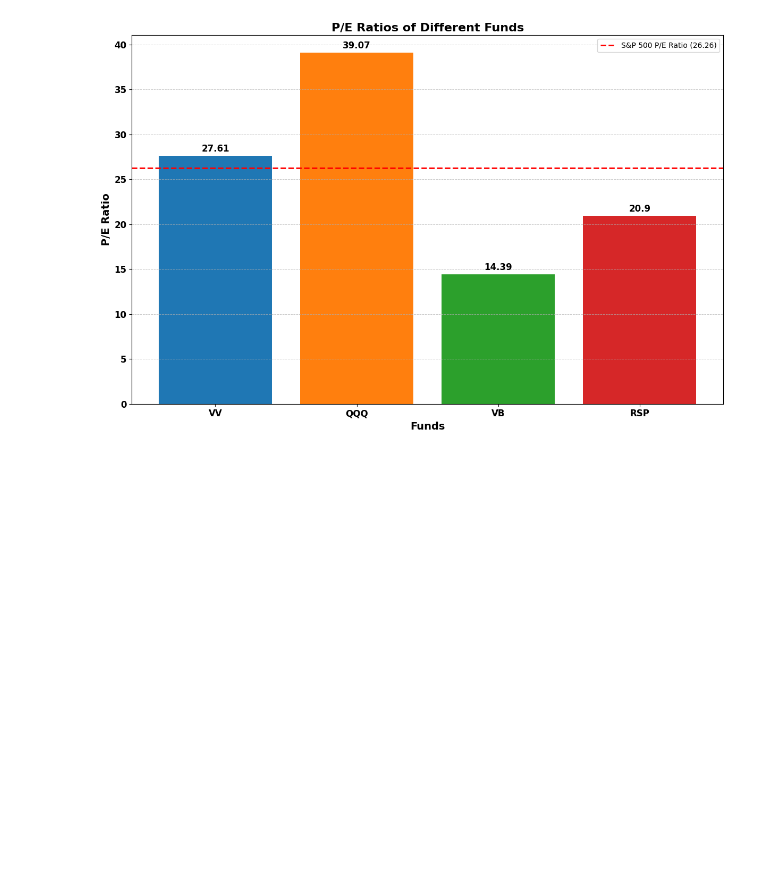
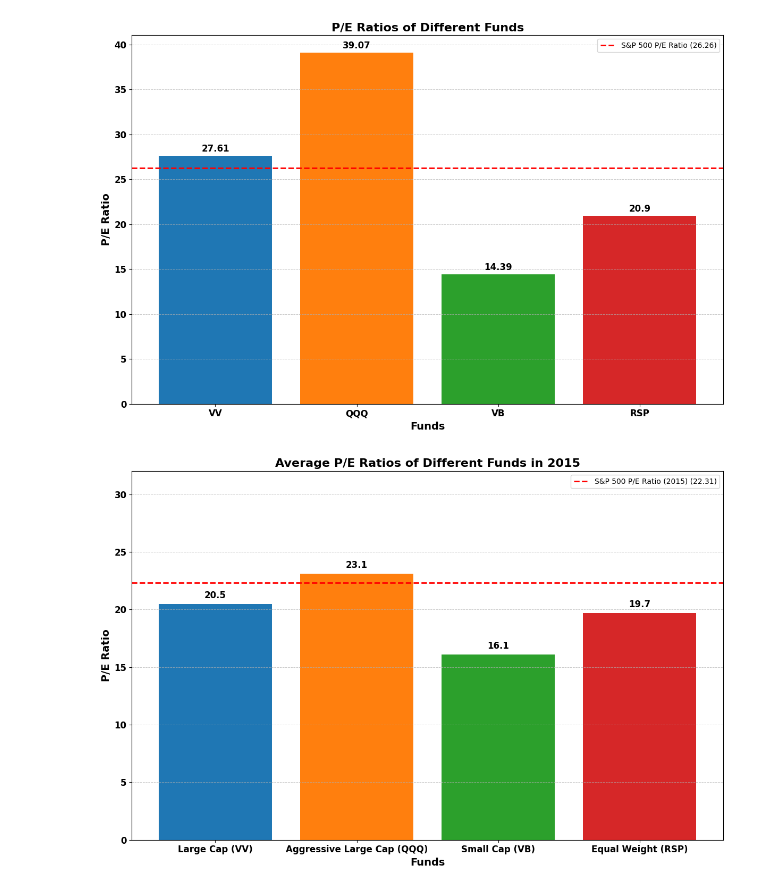
Before and after one commit to blakeziegler/AssetAllocationProj, a Jupyter notebook: Python/multiples/multiples.ipynb, the cells around one changed output. Drawn from its saved outputs; the diff is of its cells as text; code cells hidden in the pictures; blank space fills up the shorter version.

Commit message:
2015 p/e graphed, mag 7 data downloaded and graphed

```diff
--- a/Python/multiples/multiples.ipynb
+++ b/Python/multiples/multiples.ipynb
@@ -572,0 +569,44 @@ plt.show()
+# %%
+import matplotlib.pyplot as plt
+
+# Data
+funds = ['Large Cap', 'Aggressive Large Cap', 'Small Cap', 'Equal Weight']
+pe_ratios_2015 = [20.5, 23.1, 16.1, 19.7]
+colors = ['#1f77b4', '#ff7f0e', '#2ca02c', '#d62728']  # Custom color palette
+historic_ratio_2015 = 22.31  # Historical S&P 500 P/E ratio for 2015
+
+# Plot
+plt.figure(figsize=(12, 8))
+bars = plt.bar(funds, pe_ratios_2015, color=colors)
+
+# Add data labels
+for bar in bars:
+    yval = bar.get_height()
+    plt.text(bar.get_x() + bar.get_width()/2, yval + 0.5, round(yval, 1), ha='center', fontsize=12, fontweight='bold')
+
+# Customize fonts and styles
+plt.xlabel('Funds', fontsize=14, fontweight='bold')
+plt.ylabel('P/E Ratio', fontsize=14, fontweight='bold')
+plt.title('Average P/E Ratios of Different Funds in 2015', fontsize=16, fontweight='bold')
+
+# Add gridlines
+plt.grid(axis='y', linestyle='--', linewidth=0.7, alpha=0.7)
+
+# Add the red dotted line for historical S&P 500 P/E ratio in 2015
+plt.axhline(y=historic_ratio_2015, color='red', linestyle='--', linewidth=2, label=f'S&P 500 P/E Ratio (2015) ({historic_ratio_2015})')
+
+# Customize ticks
+plt.xticks(fontsize=12, fontweight='bold')
+plt.yticks(fontsize=12, fontweight='bold')
+
+# Set y-axis limit
+plt.ylim(0, 32)
+
+# Add legend
+plt.legend()
+
+# Show plot
+plt.tight_layout()
+plt.show()
+# %% [output]
+[figure, added]
```
Also changed, not shown: parts of 4 cells of this notebook, 1 other file.
